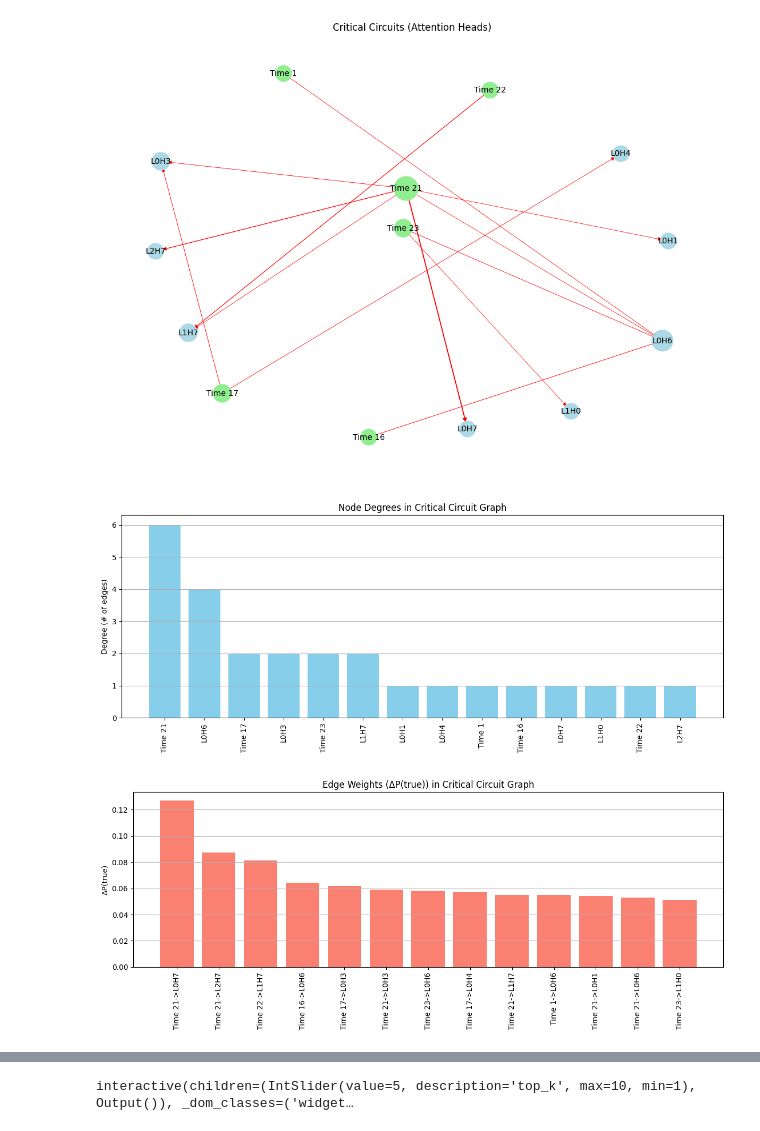
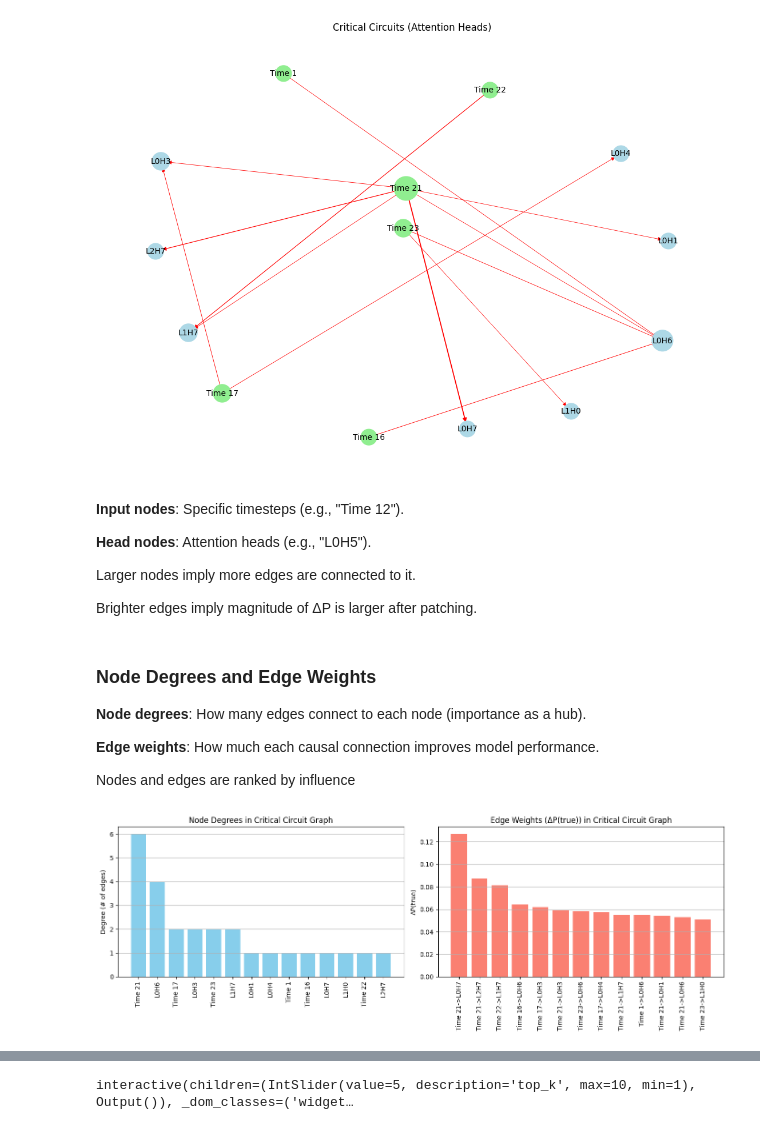
Before and after one commit to mathiisk/TSTpatching, a Jupyter notebook: TSTpatching.ipynb, the cells around one changed output, grey strips where cells are left out. Drawn from its saved outputs; the diff is of its cells as text; code cells hidden in the pictures.

```diff
--- a/TSTpatching.ipynb
+++ b/TSTpatching.ipynb
@@ -284,48 +347,62 @@ plot_mlp_position_patch_heatmap(
 # %%
+# define threshold
+threshold = 0.05 # % of how much the probability must change
+
 critical_patches = find_critical_patches(
     patch_probs_heads,
     baseline,
     true_label=y2,
-    threshold=0.05  # set as needed
+    threshold=threshold
 )
 
-# Build graph
+
 G = build_causal_graph(critical_patches)
-
-# Plot
 plot_causal_graph(G, title="Critical Circuits (Attention Heads)")
 # %% [output]
 [figure]
+# %% [markdown]
+**Input nodes**: Specific timesteps (e.g., "Time 12").
+
+**Head nodes**: Attention heads (e.g., "L0H5").
+
+Larger nodes imply more edges are connected to it.
+
+Brighter edges imply magnitude of ΔP is larger after patching.
+# %% [markdown]
+### Node Degrees and Edge Weights
+**Node degrees**: How many edges connect to each node (importance as a hub).
+
+**Edge weights**: How much each causal connection improves model performance.
+
+Nodes and edges are ranked by influence
 # %%
 degrees = dict(G.degree())
 sorted_degrees = sorted(degrees.items(), key=lambda x: x[1], reverse=True)
 names = [x[0] for x in sorted_degrees]
 values = [x[1] for x in sorted_degrees]
 
 edges = list(G.edges(data=True))
 sorted_edges = sorted(edges, key=lambda x: x[2]['weight'], reverse=True)
 sources = [f"{u}->{v}" for u,v,d in sorted_edges]
 weights = [d['weight'] for u,v,d in sorted_edges]
 
+fig, axes = plt.subplots(1, 2, figsize=(14, 5))
 
+#  node degrees
+axes[0].bar(names, values, color="skyblue")
+axes[0].set_title("Node Degrees in Critical Circuit Graph")
+axes[0].set_ylabel("Degree (# of edges)")
+axes[0].tick_params(axis='x', rotation=90)
+axes[0].grid(axis='y')
 
-plt.figure(figsize=(12, 5))
-plt.bar(names, values, color="skyblue")
-plt.xticks(rotation=90)
-plt.title("Node Degrees in Critical Circuit Graph")
-plt.ylabel("Degree (# of edges)")
-plt.grid(axis='y')
+# edge weights
+axes[1].bar(sources, weights, color="salmon")
+axes[1].set_title("Edge Weights (ΔP(true)) in Critical Circuit Graph")
+axes[1].set_ylabel("ΔP(true)")
+axes[1].tick_params(axis='x', rotation=90)
+axes[1].grid(axis='y')
+
 plt.tight_layout()
 plt.show()
-
-plt.figure(figsize=(12, 5))
-plt.bar(sources, weights, color="salmon")
-plt.xticks(rotation=90)
-plt.title("Edge Weights (ΔP(true)) in Critical Circuit Graph")
-plt.ylabel("ΔP(true)")
-plt.grid(axis='y')
-plt.tight_layout()
-plt.show()
 # %% [output]
-[figure, old version]
+[figure, new version]
-[figure, removed]
```
Also changed, not shown: parts of 14 cells of this notebook, 1 other file.
